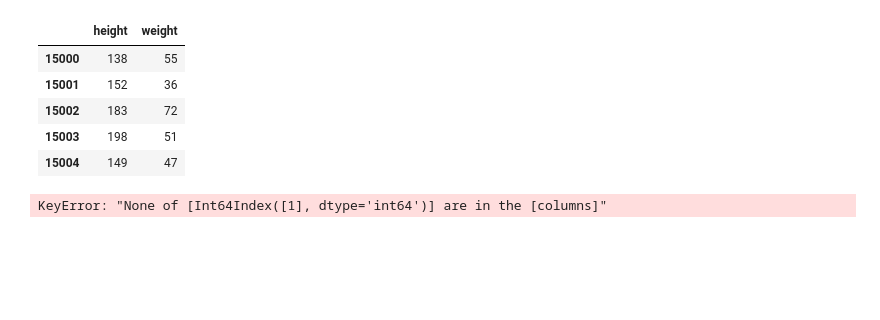
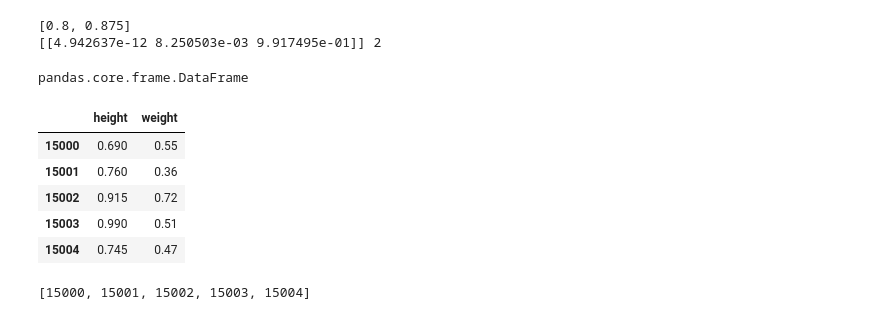
Before and after one commit to jjyjung/ai, a Jupyter notebook: tf_keras_DNN_BMI.ipynb, the cells around one changed output. Drawn from its saved outputs; the diff is of its cells as text; code cells hidden in the pictures; blank space fills up the shorter version.

```diff
--- a/tf_keras_DNN_BMI.ipynb
+++ b/tf_keras_DNN_BMI.ipynb
@@ -219,14 +218,29 @@ array([2, 0, 1, 0, 1], dtype=int64)
+# %%
+# 새로운 샘플의 예측 클래스 확인하기
+X_new = [80, 175]
+X_new[0]/=100; X_new[1]/=200
+print(X_new)
+
+y_prob = model.predict([X_new])
+y_pred = y_prob.argmax()
+print(y_prob, y_pred)
+# %% [output]
+[0.8, 0.875]
+[[4.942637e-12 8.250503e-03 9.917495e-01]] 2
+# %%
+type(X_test)
+# %% [output]
+pandas.core.frame.DataFrame
+# %%
+X_test.head()
+# %% [output]
+|  | height | weight |
+| 15000 | 0.690 | 0.55 |
+| 15001 | 0.760 | 0.36 |
+| 15002 | 0.915 | 0.72 |
+| 15003 | 0.990 | 0.51 |
+| 15004 | 0.745 | 0.47 |
 # %%
-X_test[0:5]
+X_test.head(5).index.tolist()
 # %% [output]
-|  | height | weight |
-| 15000 | 138 | 55 |
-| 15001 | 152 | 36 |
-| 15002 | 183 | 72 |
-| 15003 | 198 | 51 |
-| 15004 | 149 | 47 |
+[15000, 15001, 15002, 15003, 15004]
-# %%
-y_pred = model.predict_classes(X_test[[1]])
-y_pred
-# %% [output]
-KeyError: "None of [Int64Index([1], dtype='int64')] are in the [columns]"
```
Also changed, not shown: parts of 25 cells of this notebook.
